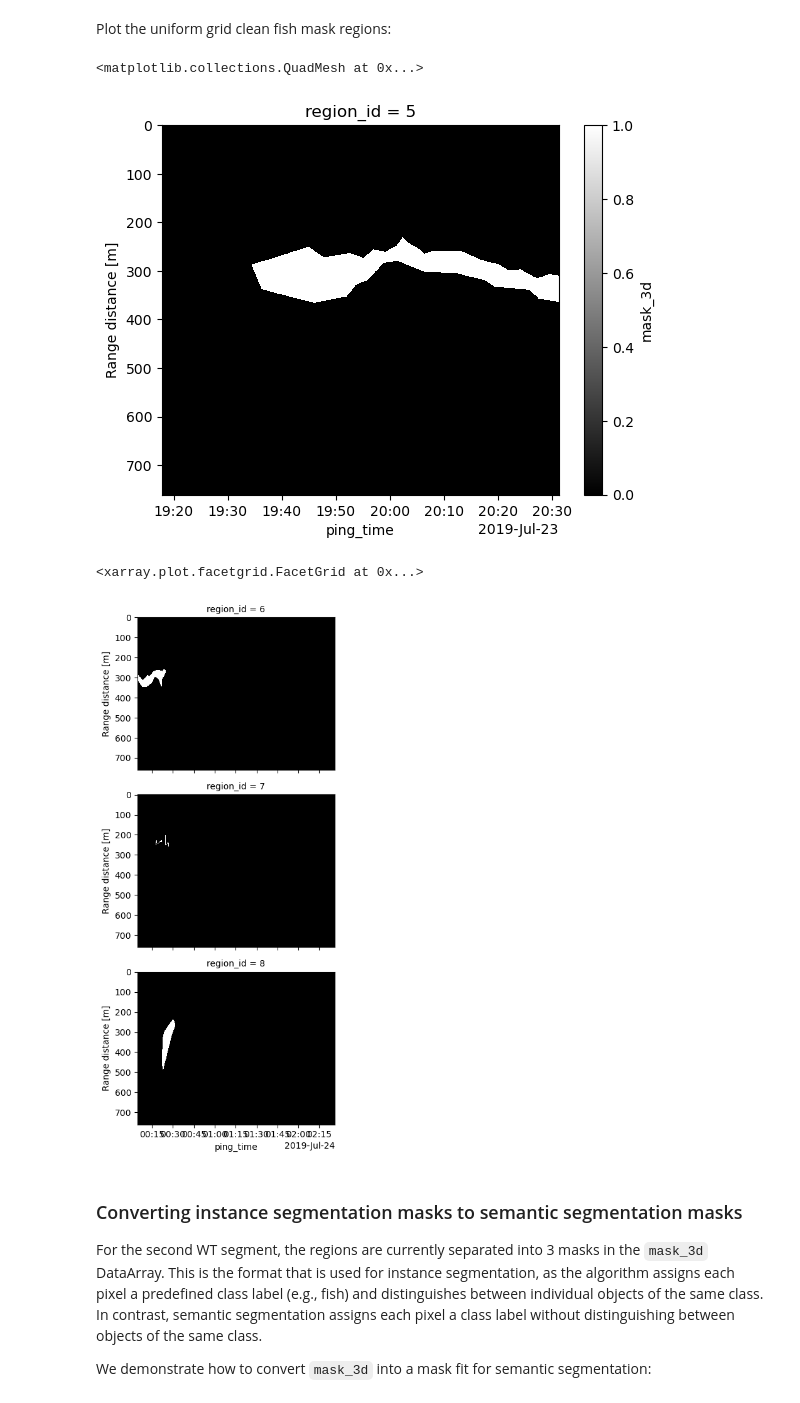
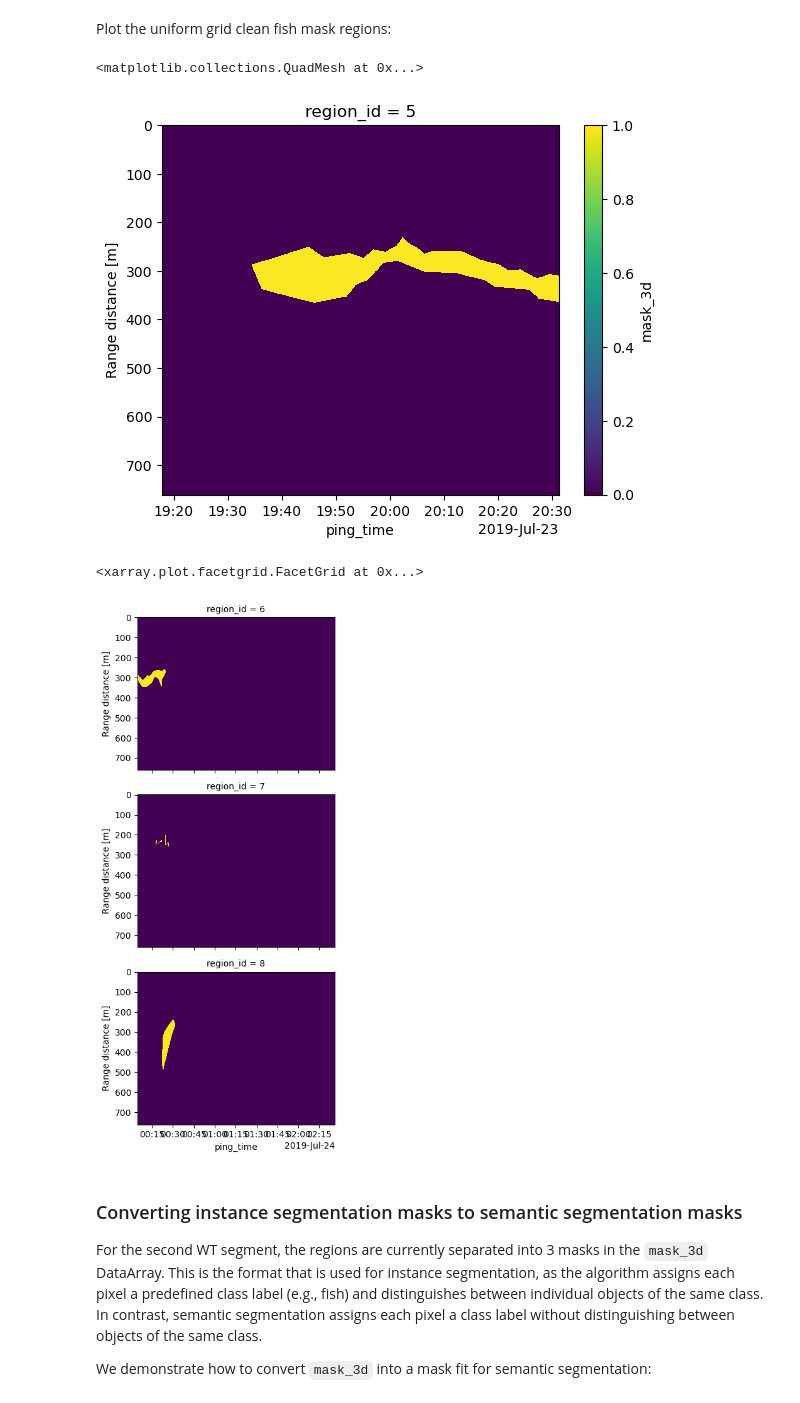
Before and after one commit to OSOceanAcoustics/echopype-examples, a Jupyter notebook: notebooks/single_transect_data_organization.ipynb, the cells around one changed output. Drawn from its saved outputs; the diff is of its cells as text; code cells hidden in the pictures.

Commit message:
change cmap and region colors

```diff
--- a/notebooks/single_transect_data_organization.ipynb
+++ b/notebooks/single_transect_data_organization.ipynb
@@ -997,22 +994,21 @@ assert ds_second_WT_uniform_clean_fish_regions["ping_time"].equals(
 # %% [markdown]
 Plot the uniform grid clean fish mask regions:
 # %%
-ds_first_WT_uniform_clean_fish_regions["mask_3d"].plot(yincrease=False, y="depth", cmap="gray")
+ds_first_WT_uniform_clean_fish_regions["mask_3d"].plot(yincrease=False, y="depth")
 # %% [output]
 <matplotlib.collections.QuadMesh at 0x...>
-[figure, old version]
+[figure, new version]
 # %%
 ds_second_WT_uniform_clean_fish_regions["mask_3d"].plot(
     yincrease=False,
     y="depth",
     row="region_id",
     # remove colorbar from rhs that encompasses the entire vertical axis
     add_colorbar=False,
-    cmap="gray",
 )
 # %% [output]
 <xarray.plot.facetgrid.FacetGrid at 0x...>
-[figure, old version]
+[figure, new version]
 # %% [markdown]
 ### Converting instance segmentation masks to semantic segmentation masks
 
```
Also changed, not shown: parts of 19 cells of this notebook.
